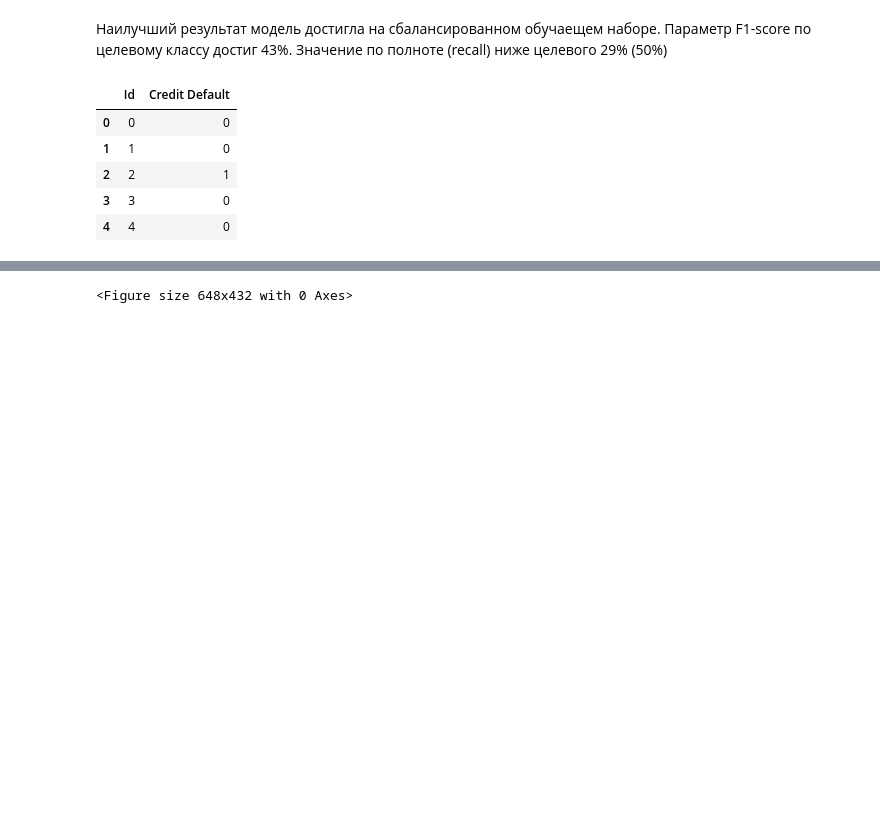
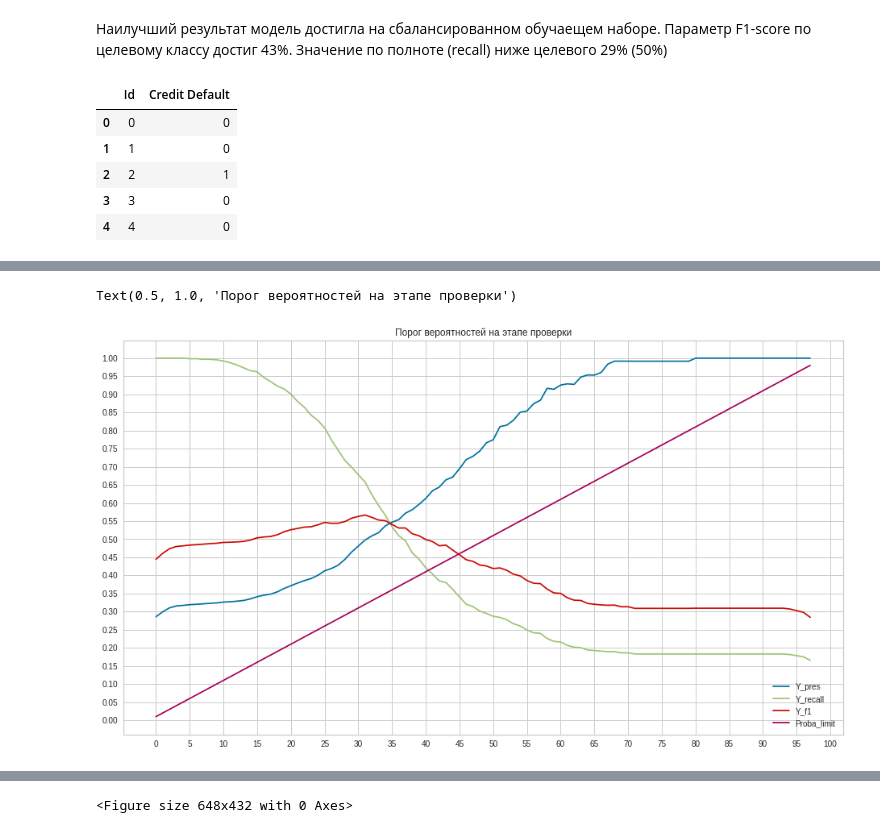
Before and after one commit to Segrey372017/gb_python_datascience_libs_p2, a Jupyter notebook: ssmirnov_python_dslibs2_termpaper.ipynb, the cells around one changed output, grey strips where cells are left out. Drawn from its saved outputs; the diff is of its cells as text; code cells hidden in the pictures; blank space fills up the shorter version.

```diff
--- a/ssmirnov_python_dslibs2_termpaper.ipynb
+++ b/ssmirnov_python_dslibs2_termpaper.ipynb
@@ -2069,3 +2176,8 @@ attemp.head()
 | 4 | 4 | 0 |
 # %%
 #attemp.to_csv('sv_smirnov_catboost_balanced.csv', index = False, index_label= False)
+# %%
+y_cat_proba = cat_boost.predict_proba(test[num_feats])
+# %%
+proba_data_cat = pd.DataFrame(data = {'Proba': y_cat_proba[:,1], 'Y_pred' : np.zeros(test.shape[0]) }, index = test.index)
+proba_data_cat
@@ -2071,0 +2198,10 @@ attemp.head()
+# %%
+test_cat_score = fit_proba(proba_data_cat, test[target_col])
+# %%
+test_cat_score.plot(figsize = (16,9))
+plt.yticks([i/100 for i in range(0,105,5)])
+plt.xticks([i for i in range(0,105,5)])
+plt.title('Порог вероятностей на этапе проверки')
+# %% [output]
+Text(0.5, 1.0, 'Порог вероятностей на этапе проверки')
+[figure, added]
```
Also changed, not shown: parts of 33 cells of this notebook.
